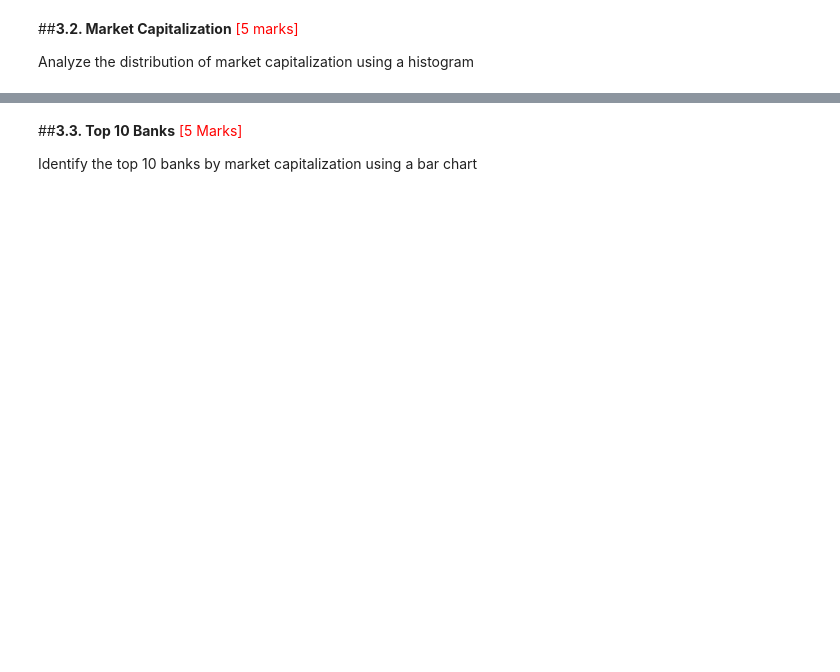
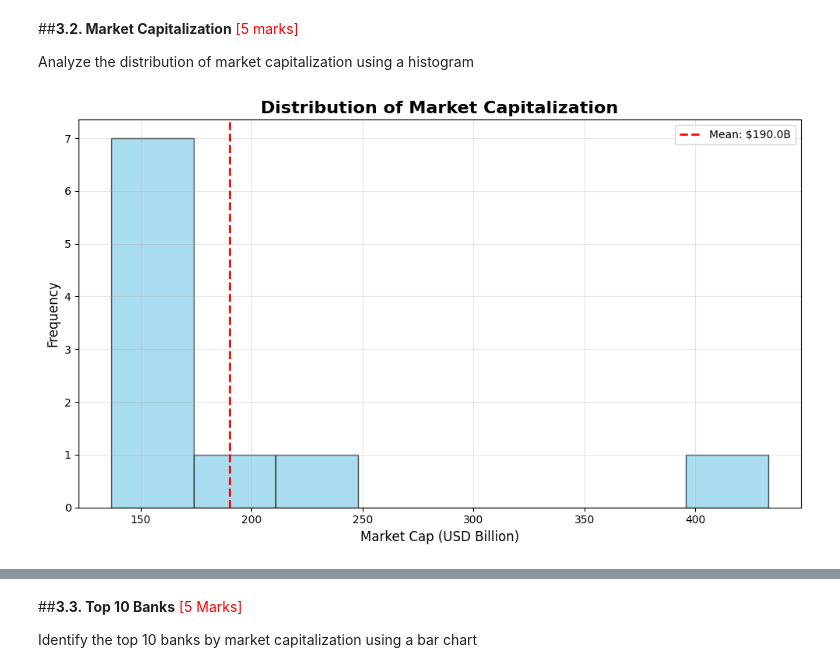
Before and after one commit to abinasn/ds-ml-projects, a Jupyter notebook: bank_data_analysis/ETL_Bank_Data_Analysis_Abinas_Patra.ipynb, the cells around one changed output, grey strips where cells are left out. Saved outputs shown, nothing was run; the diff lists cells and outputs as text; code cells hidden in the pictures; blank space fills up the shorter version.

Commit message:
ETL Bank data analysis EDA complete

```diff
--- a/bank_data_analysis/ETL_Bank_Data_Analysis_Abinas_Patra.ipynb
+++ b/bank_data_analysis/ETL_Bank_Data_Analysis_Abinas_Patra.ipynb
@@ -287,0 +455,14 @@ Convert PySpark DataFrame to Pandas DataFrame for visualization
+# %%
+# Convert PySpark DataFrame to Pandas DataFrame
+logger.info("Converting PySpark DataFrame to Pandas for visualization")
+
+# Convert PySpark DataFrame to Pandas DataFrame
+bank_pandas_df = bank_spark_df.toPandas()
+
+# Verify the conversion
+logger.info(f"Pandas DataFrame shape: {bank_pandas_df.shape}")
+logger.info(f"Pandas DataFrame columns: {bank_pandas_df.columns.tolist()}")
+
+# Display the data
+print("Banking Data (Pandas DataFrame):")
+print(bank_pandas_df)
@@ -297,0 +489,25 @@ Analyze the distribution of market capitalization using a histogram
+# %%
+# Distribution of Market Cap (US$ Billion)
+
+# Set the style for seaborn
+plt.style.use('default')
+sns.set_palette("husl")
+
+# Plot the distribution of market cap
+plt.figure(figsize=(10,6))
+plt.hist(bank_pandas_df['Market_Cap_USD_Billion'], bins=8, alpha=0.7, color='skyblue', edgecolor='black')
+plt.title('Distribution of Market Capitalization', fontsize=16, fontweight='bold')
+plt.xlabel('Market Cap (USD Billion)', fontsize=12)
+plt.ylabel('Frequency', fontsize=12)
+plt.grid(True, alpha=0.3)
+
+mean_cap = bank_pandas_df['Market_Cap_USD_Billion'].mean()
+plt.axvline(mean_cap, color='red', linestyle='--', linewidth=2, label=f'Mean: ${mean_cap:.1f}B')
+plt.legend()
+
+plt.tight_layout()
+plt.show()
+
+logger.info("Market Cap distribution histogram created")
+# %% [output]
+[figure, added]
```
Also changed, not shown: parts of 34 cells of this notebook.
